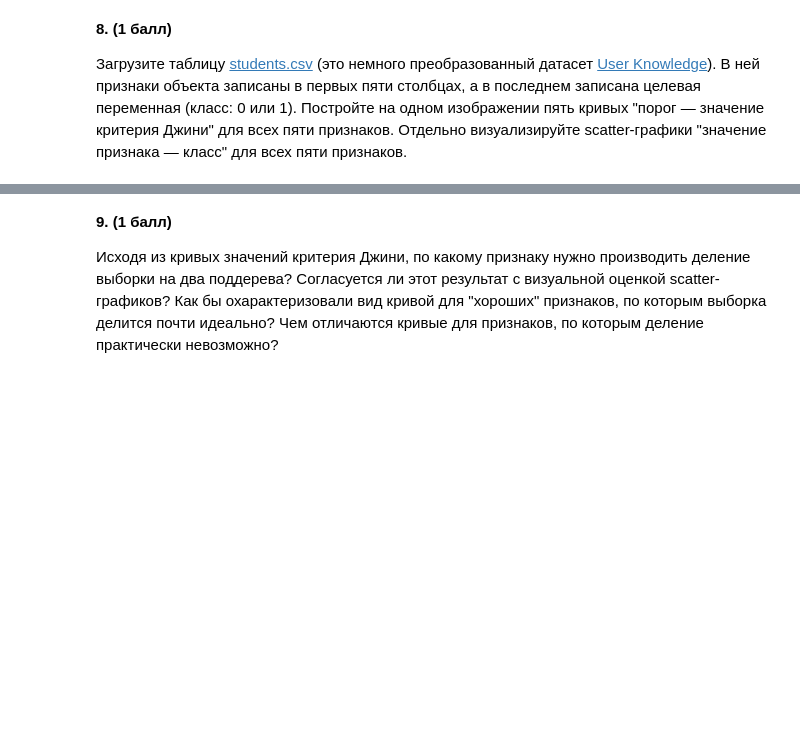
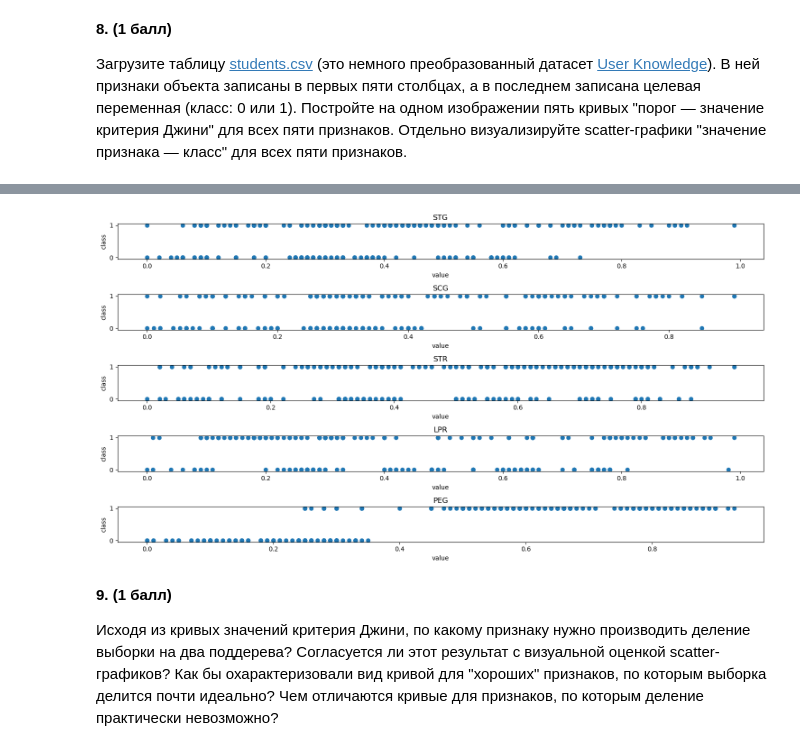
Before and after one commit to ZedgenizovaRita/Homework_7, a Jupyter notebook: task7_dstree_practice.ipynb, the cells around one changed output, grey strips where cells are left out. Drawn from its saved outputs; the diff is of its cells as text; code cells hidden in the pictures; blank space fills up the shorter version.

```diff
--- a/task7_dstree_practice.ipynb
+++ b/task7_dstree_practice.ipynb
@@ -108,3 +129,22 @@ x, y, bx, by = hw3code.find_best_split #code here
+# %%
+plt.figure(figsize = [15, 8])
+
+i = 1
+for col in data.columns:
+    if col == ' UNS':
+        break
+    plt.subplot(5, 1, i)
+    plt.title(col)
+    plt.scatter(data[col], data[' UNS'])
+    plt.yticks(np.arange(0, 2, 1))
+    plt.ylabel("class")
+    plt.xlabel("value")
+    i += 1
+
+plt.tight_layout()
+plt.show()
+# %% [output]
+[figure, added]
 # %% [markdown]
 __9. (1 балл)__
 
```
Also changed, not shown: parts of 8 cells of this notebook.
